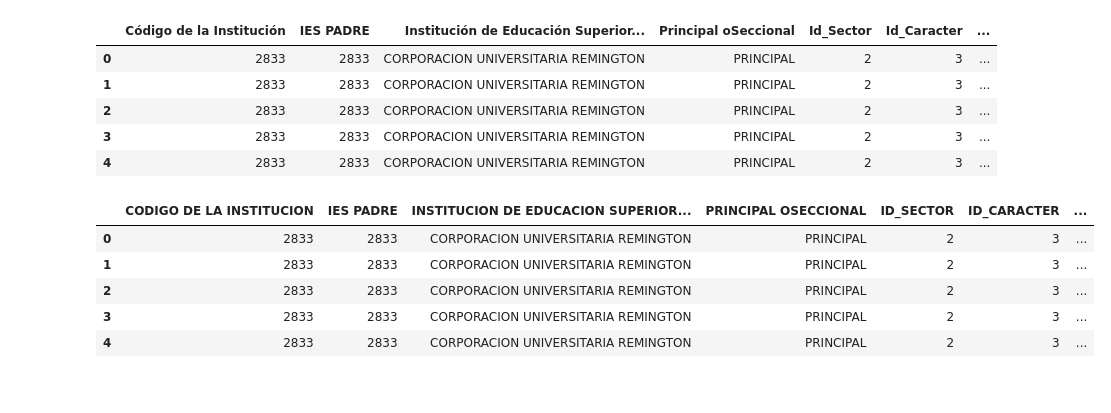
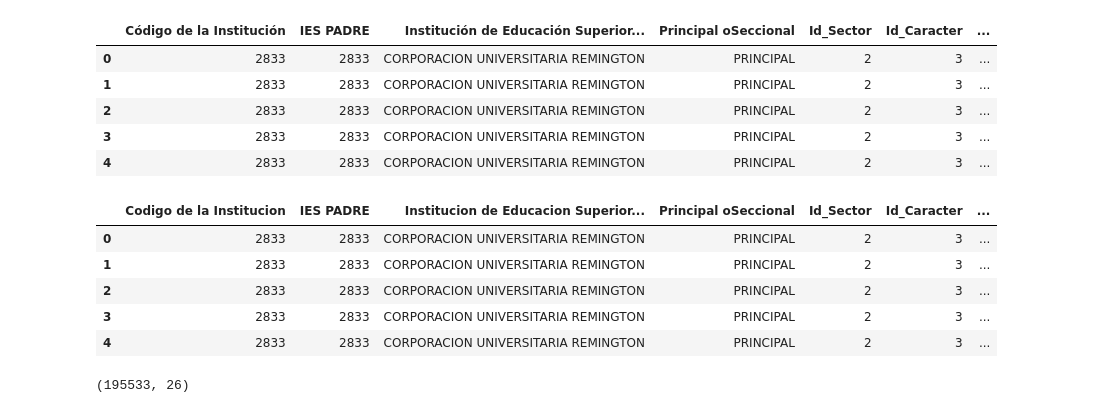
Before and after one commit to jennramos87/Proyecto_ETL, a Jupyter notebook: Extraction_Mat.ipynb, the cells around one changed output. Cells and saved outputs as stored; diff of their text form; code cells hidden in the pictures.

```diff
--- a/Extraction_Mat.ipynb
+++ b/Extraction_Mat.ipynb
@@ -123,18 +126,18 @@ table_matricula_df.head()
 | 3 | 2833 | 2833 | CORPORACION UNIVERSITARIA REMINGTON | PRINCIPAL | 2 | 3 | ... |
 | 4 | 2833 | 2833 | CORPORACION UNIVERSITARIA REMINGTON | PRINCIPAL | 2 | 3 | ... |
 # %%
-# Función para quitar tildes y poner en mayúscula
+# Función para quitar tildes y caracteres especiales
 def clean_column_name(col_name):
-    return unidecode.unidecode(col_name).upper()
+    return unidecode.unidecode(col_name)
 
 # Aplicar la función a los nombres de las columnas
 matricula_df.columns = [clean_column_name(col) for col in matricula_df.columns]
 
 # Mostrar los primeros registros para verificar los cambios
 pd.set_option('display.max_columns', None)  # Mostrar todas las columnas
 matricula_df.head()
 # %% [output]
-|  | CODIGO DE LA INSTITUCION | IES PADRE | INSTITUCION DE EDUCACION SUPERIOR... | PRINCIPAL OSECCIONAL | ID_SECTOR | ID_CARACTER | ... |
+|  | Codigo de la Institucion | IES PADRE | Institucion de Educacion Superior... | Principal oSeccional | Id_Sector | Id_Caracter | ... |
 | 0 | 2833 | 2833 | CORPORACION UNIVERSITARIA REMINGTON | PRINCIPAL | 2 | 3 | ... |
 | 1 | 2833 | 2833 | CORPORACION UNIVERSITARIA REMINGTON | PRINCIPAL | 2 | 3 | ... |
 | 2 | 2833 | 2833 | CORPORACION UNIVERSITARIA REMINGTON | PRINCIPAL | 2 | 3 | ... |
@@ -142,0 +149,4 @@ matricula_df.head()
+# %%
+df_enrolled.shape
+# %% [output]
+(195533, 26)
```
Also changed, not shown: parts of 3 cells of this notebook, 2 other files.
